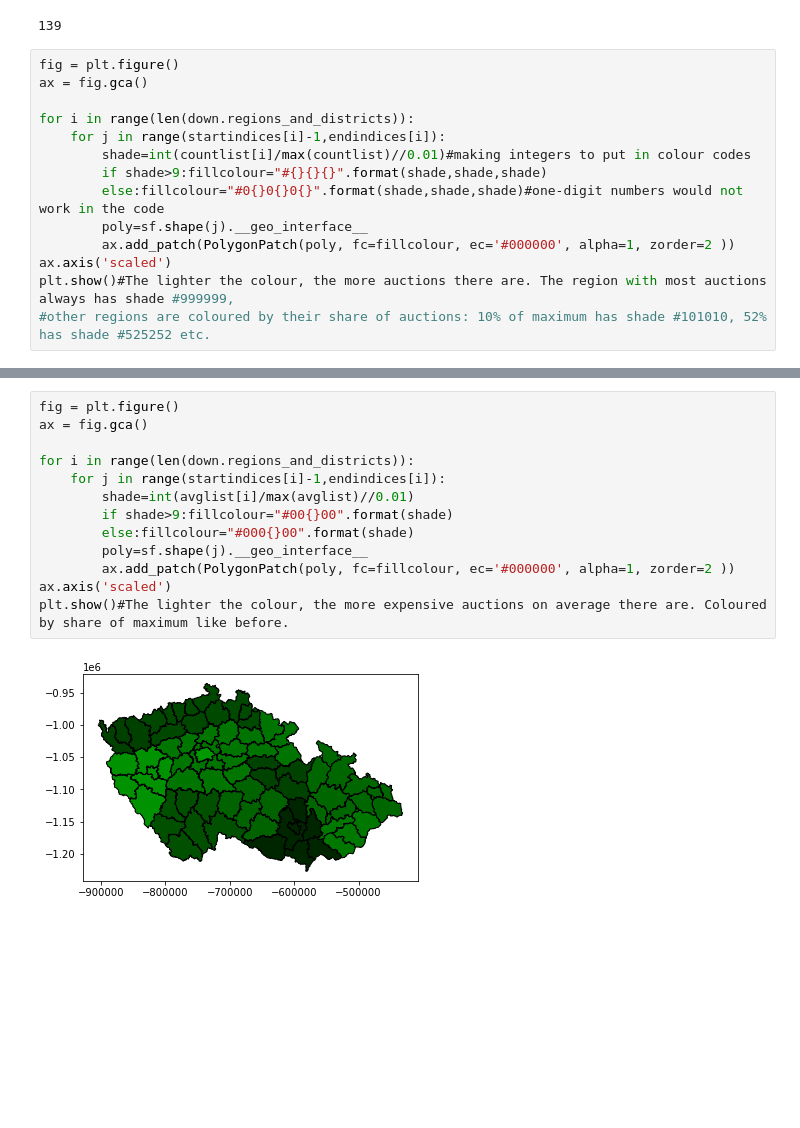
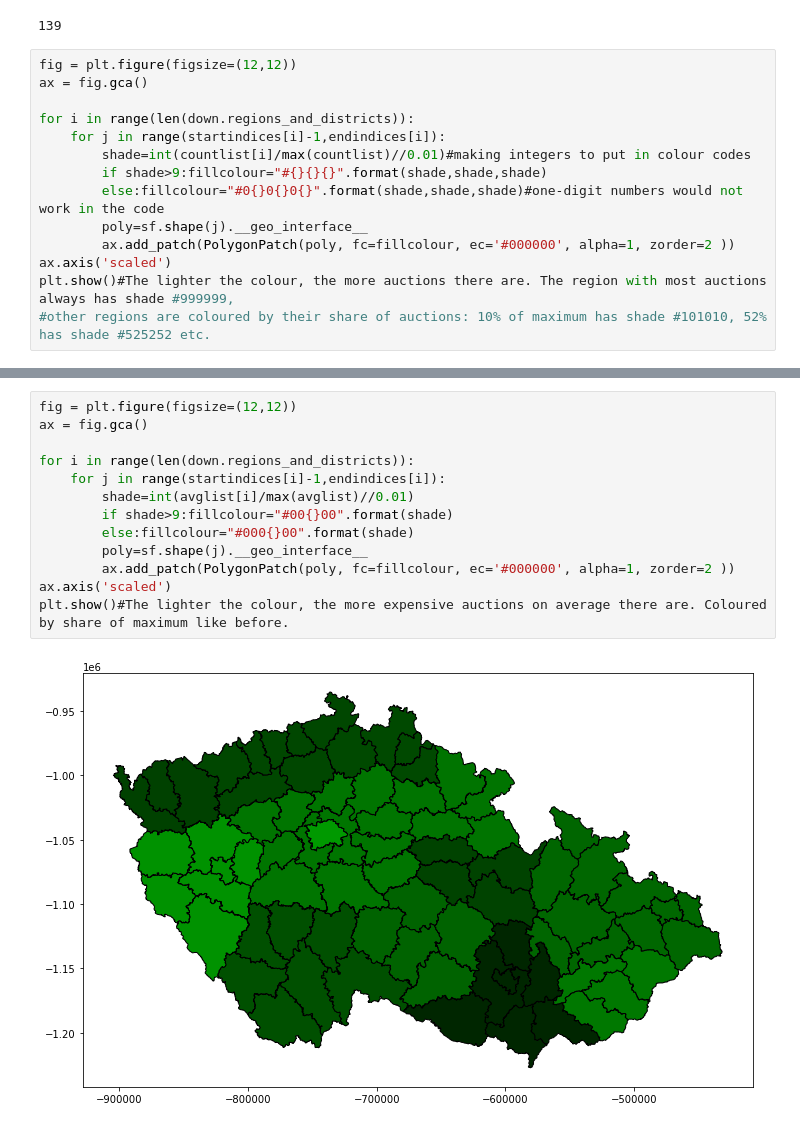
Before and after one commit to kubablack/auctions_project_Galle_Cerny, a Jupyter notebook: auctions.ipynb, the cells around one changed output, grey strips where cells are left out. Drawn from its saved outputs; the diff is of its cells as text; blank space fills up the shorter version.

```diff
--- a/auctions.ipynb
+++ b/auctions.ipynb
@@ -285,7 +285,7 @@ max(countlist)
 # %% [output]
 139
 # %%
-fig = plt.figure()
+fig = plt.figure(figsize=(12,12))
 ax = fig.gca()
 
 for i in range(len(down.regions_and_districts)):
@@ -303,15 +303,15 @@ plt.show()#The lighter the colour, the more auctions there are. The region with
 # %%
-fig = plt.figure()
+fig = plt.figure(figsize=(12,12))
 ax = fig.gca()
 
 for i in range(len(down.regions_and_districts)):
     for j in range(startindices[i]-1,endindices[i]):
         shade=int(avglist[i]/max(avglist)//0.01)
         if shade>9:fillcolour="#00{}00".format(shade)
         else:fillcolour="#000{}00".format(shade)
         poly=sf.shape(j).__geo_interface__
         ax.add_patch(PolygonPatch(poly, fc=fillcolour, ec='#000000', alpha=1, zorder=2 ))
 ax.axis('scaled')
 plt.show()#The lighter the colour, the more expensive auctions on average there are. Coloured by share of maximum like before.
 # %% [output]
-[figure, old version]
+[figure, new version]
```
Also changed, not shown: parts of 1 cell of this notebook.
